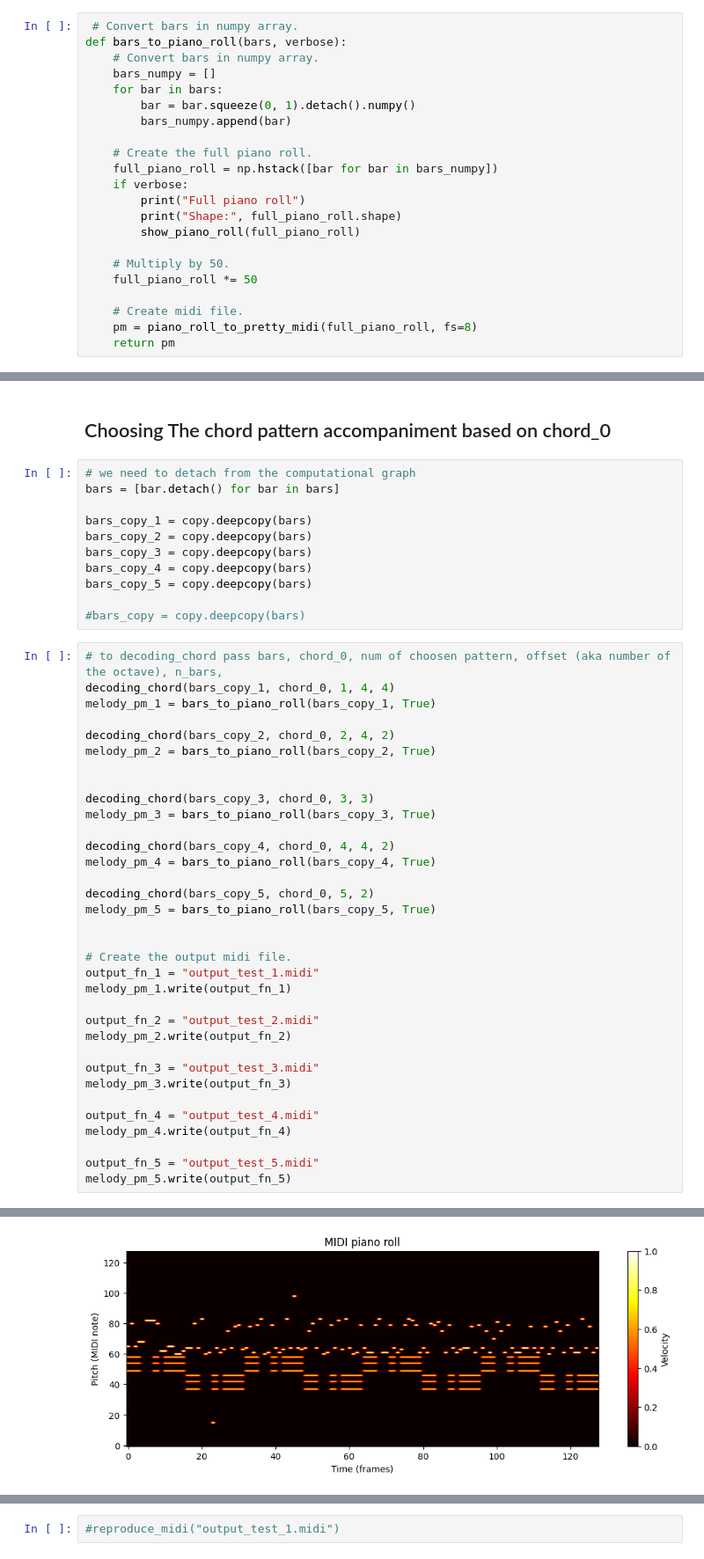
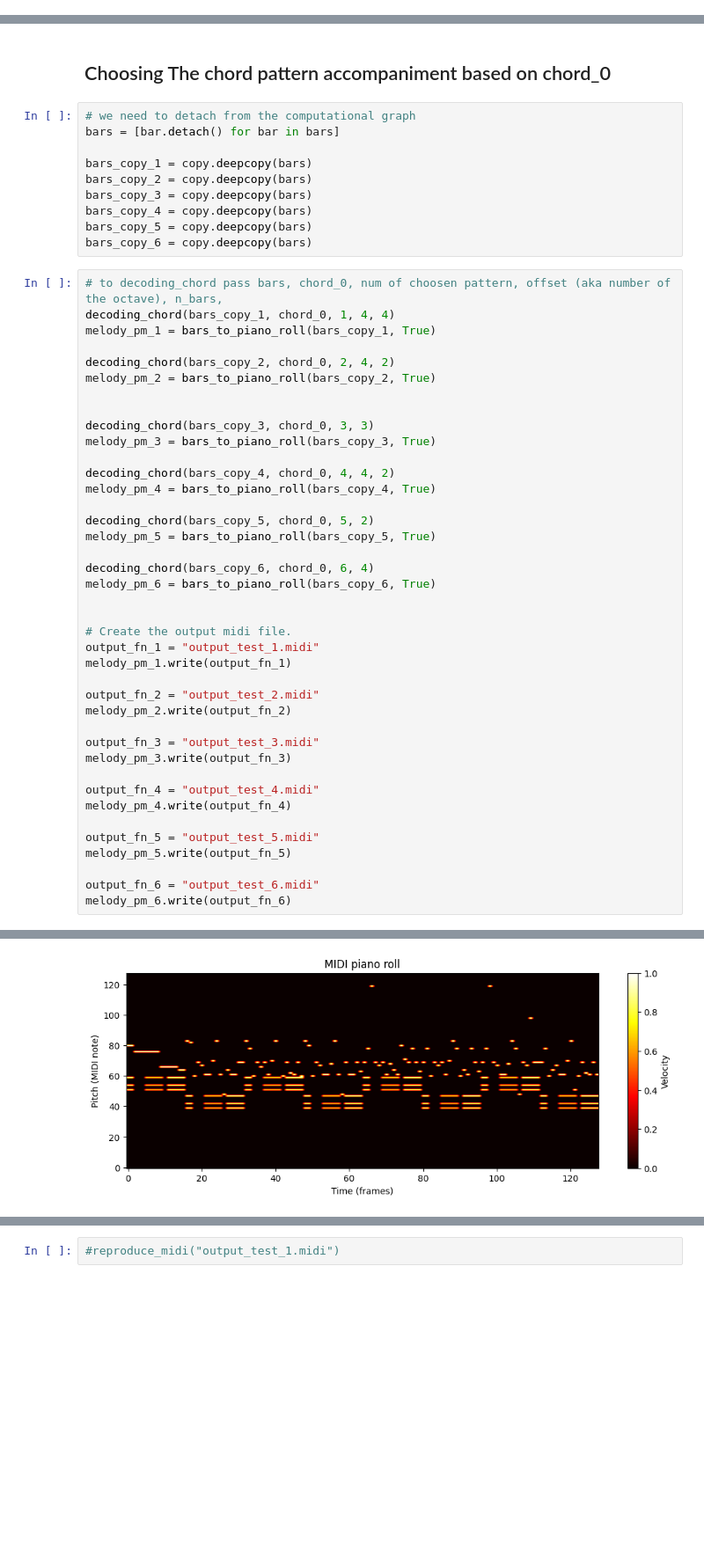
Before and after one commit to Ultimi-Sumiti/GAN_Music_Generator, a Jupyter notebook: tester_model_v3.ipynb, the cells around one changed output, grey strips where cells are left out. Shown: that part at 88% size. Drawn from its saved outputs; the diff is of its cells as text; blank space fills up the shorter version.

```diff
--- a/tester_model_v3.ipynb
+++ b/tester_model_v3.ipynb
@@ -250,22 +19,0 @@ def decoding_chord(bars, chord_0, pattern_choice, offset = 4, n_bars = 4):
-# %%
- # Convert bars in numpy array.
-def bars_to_piano_roll(bars, verbose):
-    # Convert bars in numpy array.
-    bars_numpy = []
-    for bar in bars:
-        bar = bar.squeeze(0, 1).detach().numpy()
-        bars_numpy.append(bar)
-
-    # Create the full piano roll.
-    full_piano_roll = np.hstack([bar for bar in bars_numpy])
-    if verbose:
-        print("Full piano roll")
-        print("Shape:", full_piano_roll.shape)
-        show_piano_roll(full_piano_roll)
-
-    # Multiply by 50.
-    full_piano_roll *= 50
-
-    # Create midi file.
-    pm = piano_roll_to_pretty_midi(full_piano_roll, fs=8)
-    return pm
@@ -347,8 +44,7 @@ bars_copy_2 = copy.deepcopy(bars)
 bars_copy_3 = copy.deepcopy(bars)
 bars_copy_4 = copy.deepcopy(bars)
 bars_copy_5 = copy.deepcopy(bars)
-
-#bars_copy = copy.deepcopy(bars)
+bars_copy_6 = copy.deepcopy(bars)
 # %%
 # to decoding_chord pass bars, chord_0, num of choosen pattern, offset (aka number of the octave), n_bars,
 decoding_chord(bars_copy_1, chord_0, 1, 4, 4)
@@ -367,6 +63,9 @@ melody_pm_4 = bars_to_piano_roll(bars_copy_4, True)
 decoding_chord(bars_copy_5, chord_0, 5, 2)
 melody_pm_5 = bars_to_piano_roll(bars_copy_5, True)
 
+decoding_chord(bars_copy_6, chord_0, 6, 4)
+melody_pm_6 = bars_to_piano_roll(bars_copy_6, True)
+
 
 # Create the output midi file.
 output_fn_1 = "output_test_1.midi"
@@ -383,5 +82,8 @@ melody_pm_4.write(output_fn_4)
 
 output_fn_5 = "output_test_5.midi"
 melody_pm_5.write(output_fn_5)
+
+output_fn_6 = "output_test_6.midi"
+melody_pm_6.write(output_fn_6)
 # %% [output]
 Major chords
@@ -413,4 +110,4 @@ ciao
 selected 5
 Full piano roll
 Shape: (128, 128)
-[figure, old version]
+[figure, new version]
```
Also changed, not shown: parts of 14 cells of this notebook, 4 other files.
